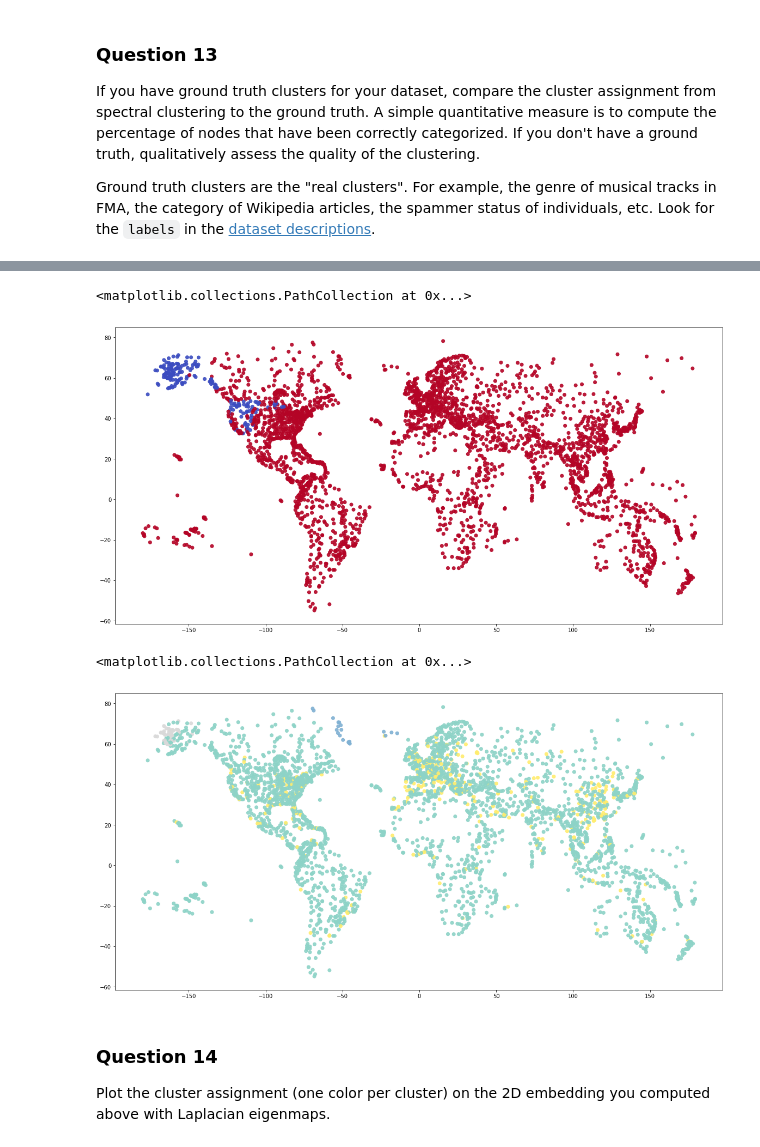
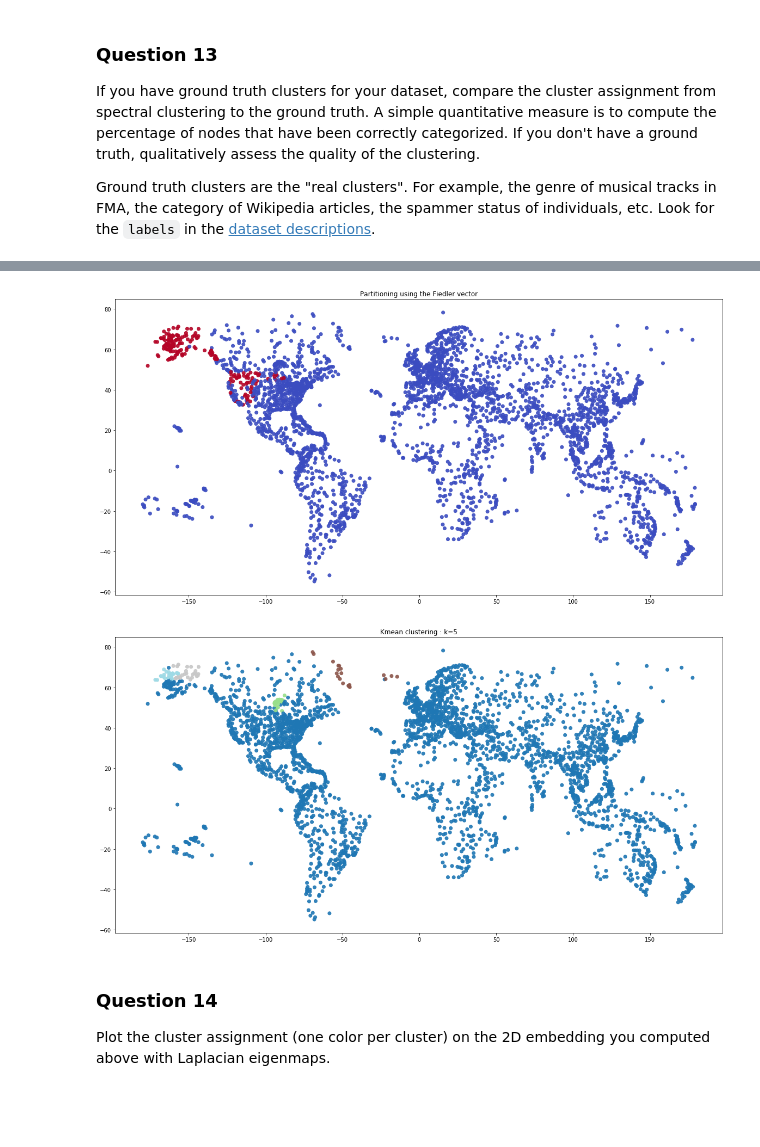
Before and after one commit to rusucosmin/ntp, a Jupyter notebook: 3_spectral_graph_theory.ipynb, the cells around one changed output, grey strips where cells are left out. Drawn from its saved outputs; the diff is of its cells as text; code cells hidden in the pictures; blank space fills up the shorter version.

```diff
--- a/3_spectral_graph_theory.ipynb
+++ b/3_spectral_graph_theory.ipynb
@@ -385,16 +395,16 @@ features = pd.read_csv("features.csv", index_col=0)
 locations = np.array(features[mask_largest_component > 0].apply(lambda x : [x.Latitude, x.Longitude], axis=1).tolist())
 # %%
 plt.figure(figsize=(20, 10))
-plt.scatter(locations[:,1], locations[:,0], alpha=0.9, cmap=plt.cm.coolwarm, c=labels)
+plt.title('Partitioning using the Fiedler vector')
+_ = plt.scatter(locations[:,1], locations[:,0], alpha=0.9, cmap=plt.cm.coolwarm, c=labels)
 # %% [output]
-<matplotlib.collections.PathCollection at 0x...>
-[figure, old version]
+[figure, new version]
 # %%
 plt.figure(figsize=(20, 10))
-plt.scatter(locations[:,1], locations[:,0], alpha=0.9, cmap=plt.cm.Set3, c=labels_kmeans)
+plt.title('K-means clustering : k=5')
+_ = plt.scatter(locations[:,1], locations[:,0], alpha=0.9, cmap=plt.cm.tab20, c=labels_kmeans)
 # %% [output]
-<matplotlib.collections.PathCollection at 0x...>
-[figure, old version]
+[figure, new version]
 # %% [markdown]
 ### Question 14
 
```
Also changed, not shown: parts of 22 cells of this notebook.
